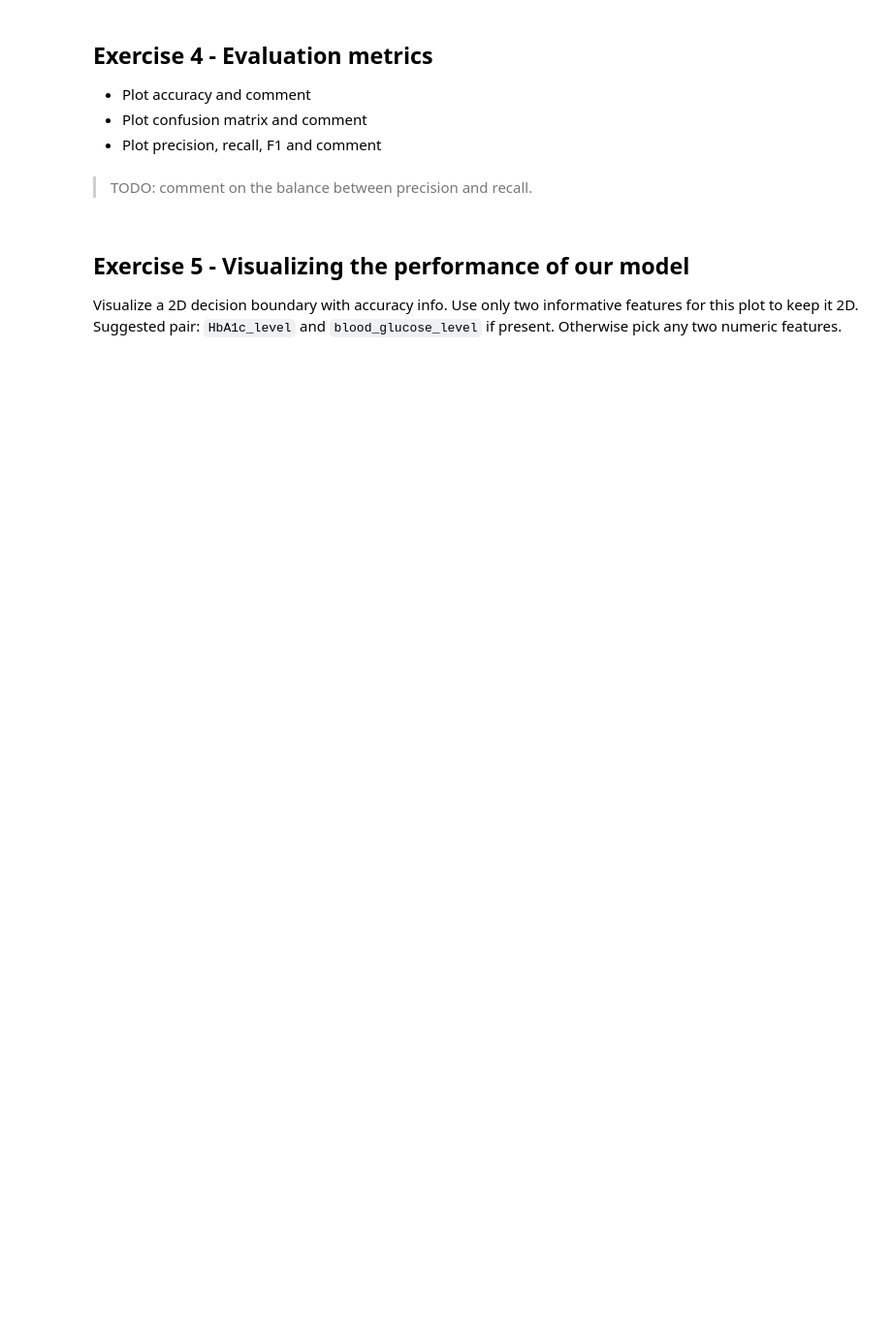
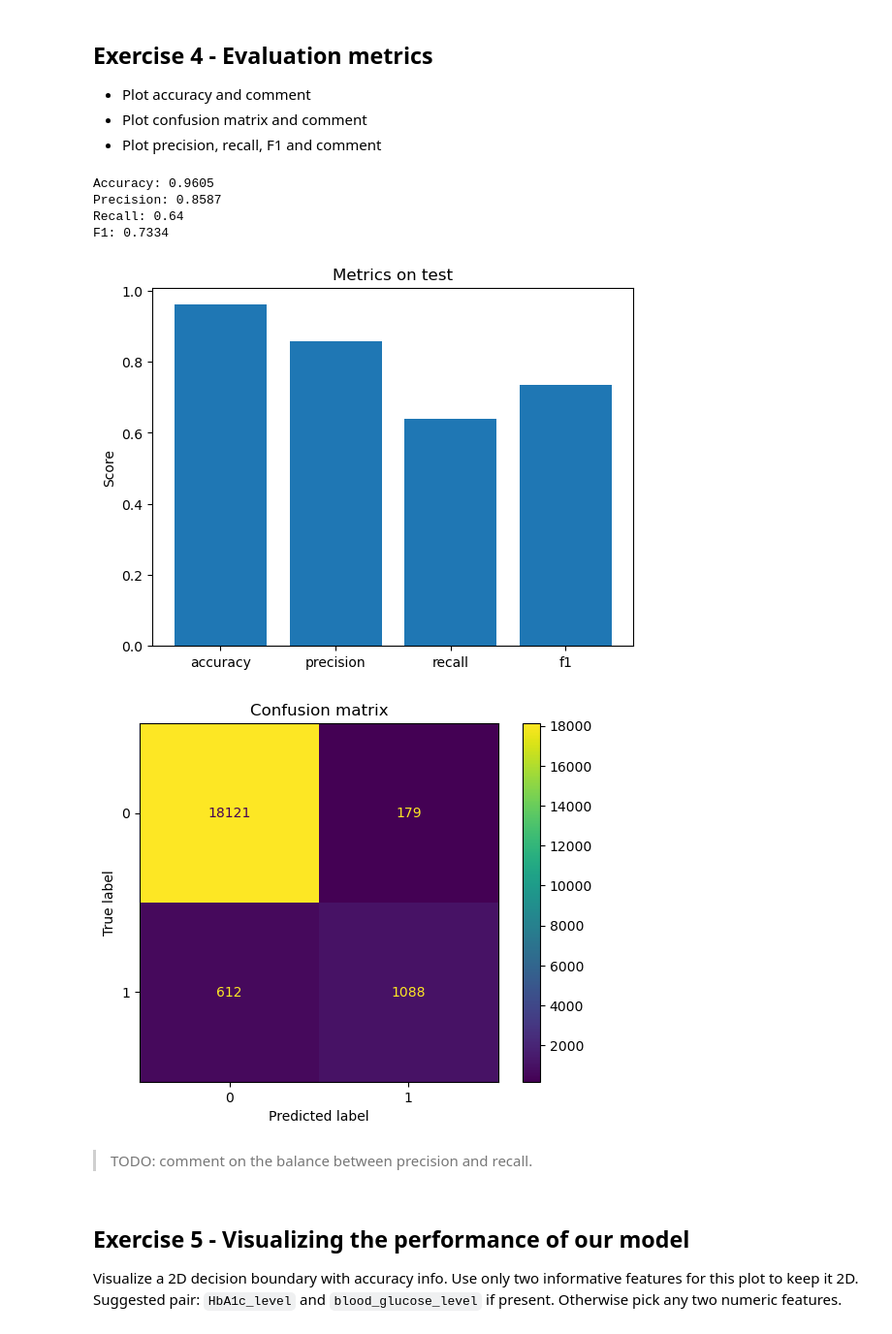
Before and after one commit to Lyv-ux/DI_Bootcamp, a Jupyter notebook: week04/Day02/ExercisesXP_Diabetes_Student.ipynb, the cells around one changed output. Shown at 97% size. Drawn from its saved outputs; the diff is of its cells as text; code cells hidden in the pictures; blank space fills up the shorter version.

```diff
--- a/week04/Day02/ExercisesXP_Diabetes_Student.ipynb
+++ b/week04/Day02/ExercisesXP_Diabetes_Student.ipynb
@@ -80,6 +80,4 @@ X_train, X_test, y_train, y_test = train_test_split(
     X, y, test_size=0.2, random_state=42, stratify=y
 )
 print(X_train.shape, X_test.shape)
-X_train, X_test, y_train, y_test = ...
-print(X_train.shape, X_test.shape)
 # %% [output]
@@ -103,7 +103,8 @@ cat_cols = X.select_dtypes(include=['object']).columns.tolist()
 num_cols = X.select_dtypes(include=['int64','float64']).columns.tolist()
 
 preprocess = ColumnTransformer([
-...
+    ('num', StandardScaler(), num_cols),
+    ('cat', OneHotEncoder(), cat_cols)
 ])
 print("Categorical:", cat_cols)
 print("Numeric:", num_cols)
@@ -116,6 +120,7 @@ from sklearn.pipeline import Pipeline
 from sklearn.linear_model import LogisticRegression
 
 clf = Pipeline([
-...
+    ('preprocessor', preprocess),
+    ('classifier', LogisticRegression())
 ])
 clf.fit(X_train, y_train)
@@ -129,33 +145,40 @@ clf.fit(X_train, y_train)
 # %%
 # TODO: use the metrics functions properly to plot the scores
 from sklearn.metrics import accuracy_score, precision_score, recall_score, f1_score, confusion_matrix, ConfusionMatrixDisplay
 
 y_pred = clf.predict(X_test)
 
-acc = ...
-prec = ...
-rec = ...
-f1 = ...
+acc = accuracy_score(y_test, y_pred)
+prec = precision_score(y_test, y_pred)
+rec = recall_score(y_test, y_pred)
+f1 = f1_score(y_test, y_pred)
 
 print("Accuracy:", round(acc,4))
 print("Precision:", round(prec,4))
 print("Recall:", round(rec,4))
 print("F1:", round(f1,4))
 
 # Simple bar plot of metrics
 import matplotlib.pyplot as plt
 plt.figure()
 plt.bar(['accuracy','precision','recall','f1'], [acc,prec,rec,f1])
 plt.title('Metrics on test')
 plt.ylabel('Score')
 plt.show()
 
 # Confusion matrix
 cm = confusion_matrix(y_test, y_pred)
 disp = ConfusionMatrixDisplay(cm)
 disp.plot()
 plt.title('Confusion matrix')
 plt.show()
+# %% [output]
+Accuracy: 0.9605
+Precision: 0.8587
+Recall: 0.64
+F1: 0.7334
+[figure, added]
+[figure, added]
 # %% [markdown]
 > TODO: comment on the balance between precision and recall.
 # %% [markdown]
```
Also changed, not shown: parts of 6 cells of this notebook.
